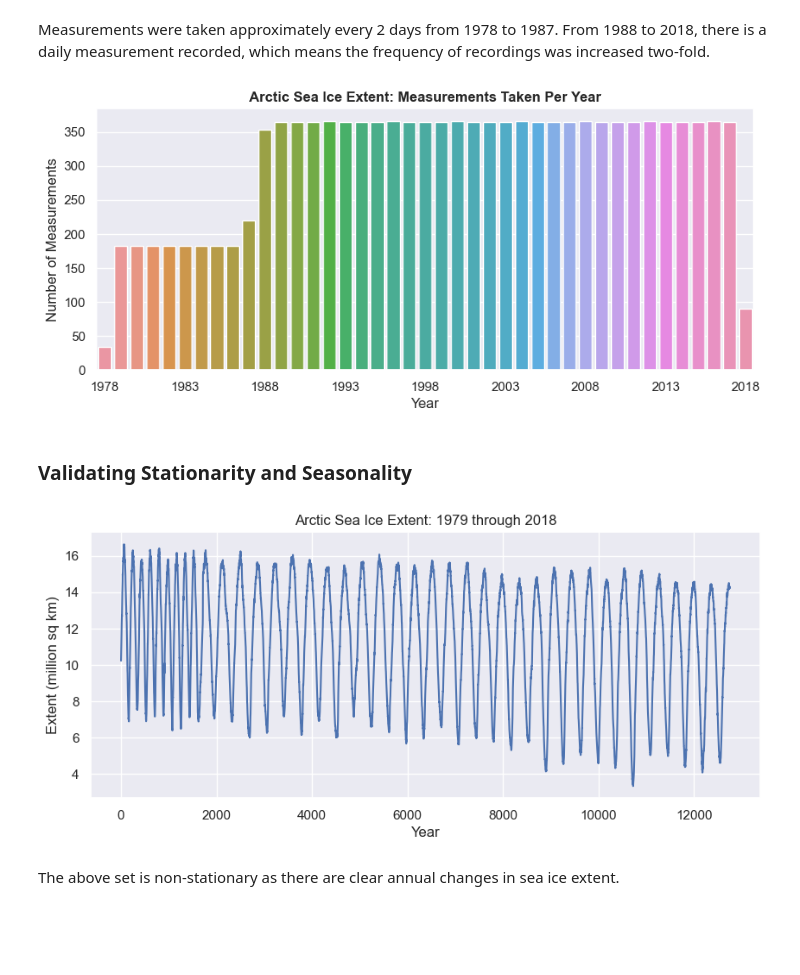
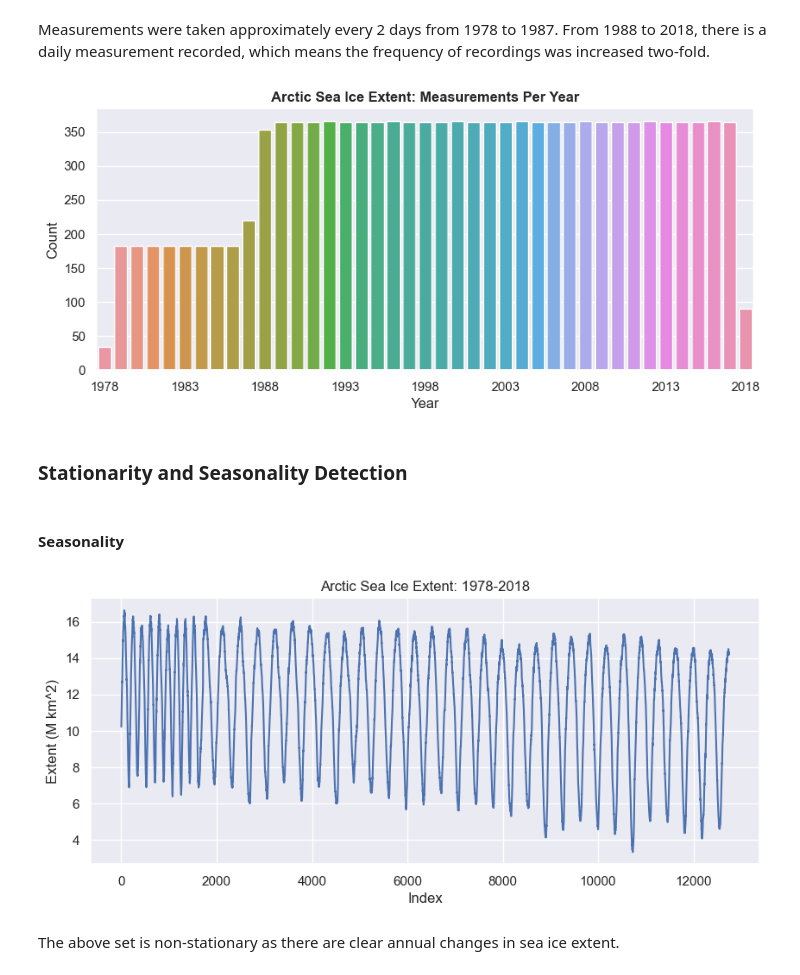
Before and after one commit to giantmagellan/SeaIceForecast, a Jupyter notebook: seaice_eda.ipynb, the cells around one changed output. Saved outputs shown, nothing was run; the diff lists cells and outputs as text; code cells hidden in the pictures; blank space fills up the shorter version.

Commit message:
stationarity and normality testing

```diff
--- a/seaice_eda.ipynb
+++ b/seaice_eda.ipynb
@@ -97,34 +99,36 @@ Measurements were taken approximately every 2 days from 1978 to 1987. From 1988
 # %%
 sns.set_style('darkgrid')
 sns.set(rc={'figure.figsize':(10,4)})
 
 # Plot number of measurements taken per year
 plot_ = sns.barplot(yearly_sample_count_df, x="year", y="measurements_taken")
-plt.title('Arctic Sea Ice Extent: Measurements Taken Per Year', fontweight='bold')
+plt.title('Arctic Sea Ice Extent: Measurements Per Year', fontweight='bold')
 plt.xlabel('Year')
-plt.ylabel('Number of Measurements')
+plt.ylabel('Count')
 
 for ind, label in enumerate(plot_.get_xticklabels()):
     if ind % 5 == 0:  # every 5th label is kept
         label.set_visible(True)
     else:
         label.set_visible(False)
 
 plt.savefig('figures/measurements_per_year.png')
 plt.show()
 # %% [output]
-[figure, old version]
+[figure, new version]
 # %% [markdown]
-### Validating Stationarity and Seasonality
+### Stationarity and Seasonality Detection
+# %% [markdown]
+#### Seasonality
 # %%
 sns.set_style('darkgrid')
 sns.set(rc={'figure.figsize':(10,4)})
 
 # Plot time series of SIE
 plt.plot(sea_ice_df.index, sea_ice_df['extent_million_sq_km'])
-plt.title("Arctic Sea Ice Extent: 1979 through 2018")
-plt.xlabel("Year")
-plt.ylabel("Extent (million sq km)")
+plt.title("Arctic Sea Ice Extent: 1978-2018")
+plt.xlabel("Index")
+plt.ylabel("Extent (M km^2)")
 
 # Set x-axis tick labels
 # ticks = ['1978','1983','1988','1993','2003','2008','2013','2018']
@@ -135,7 +139,7 @@ plt.ylabel("Extent (million sq km)")
 # plt.savefig('figures/ts_1978_2018.png')
 plt.show()
 # %% [output]
-[figure, old version]
+[figure, new version]
 # %% [markdown]
 The above set is non-stationary as there are clear annual changes in sea ice extent.
 # %%
```
Also changed, not shown: parts of 20 cells of this notebook, 9 other files.
